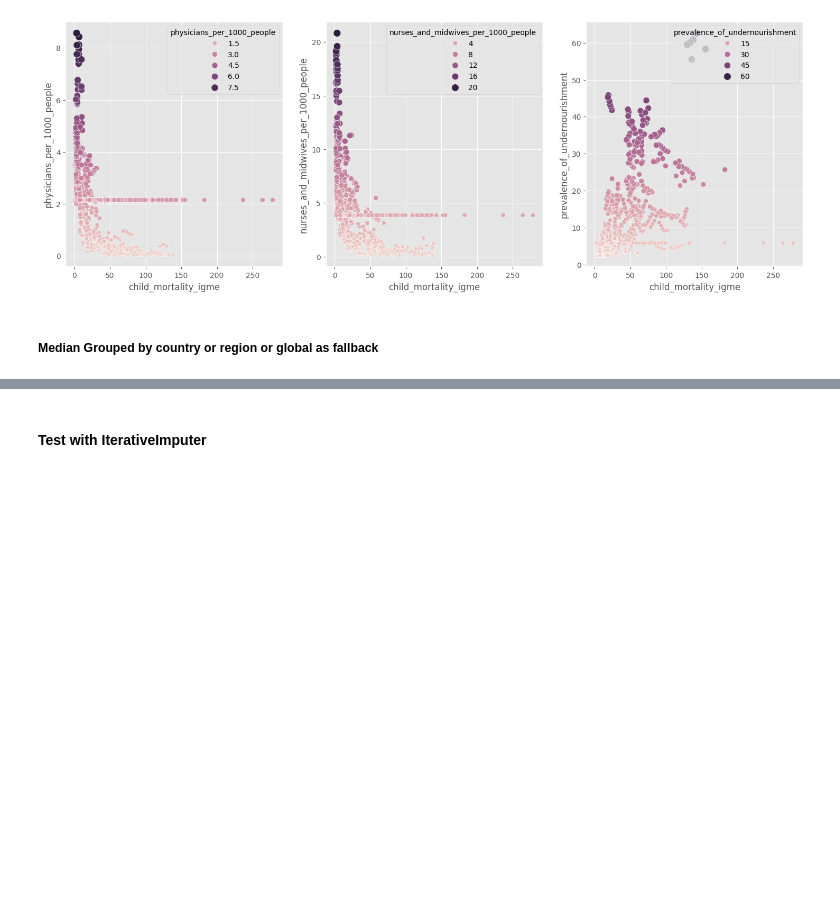
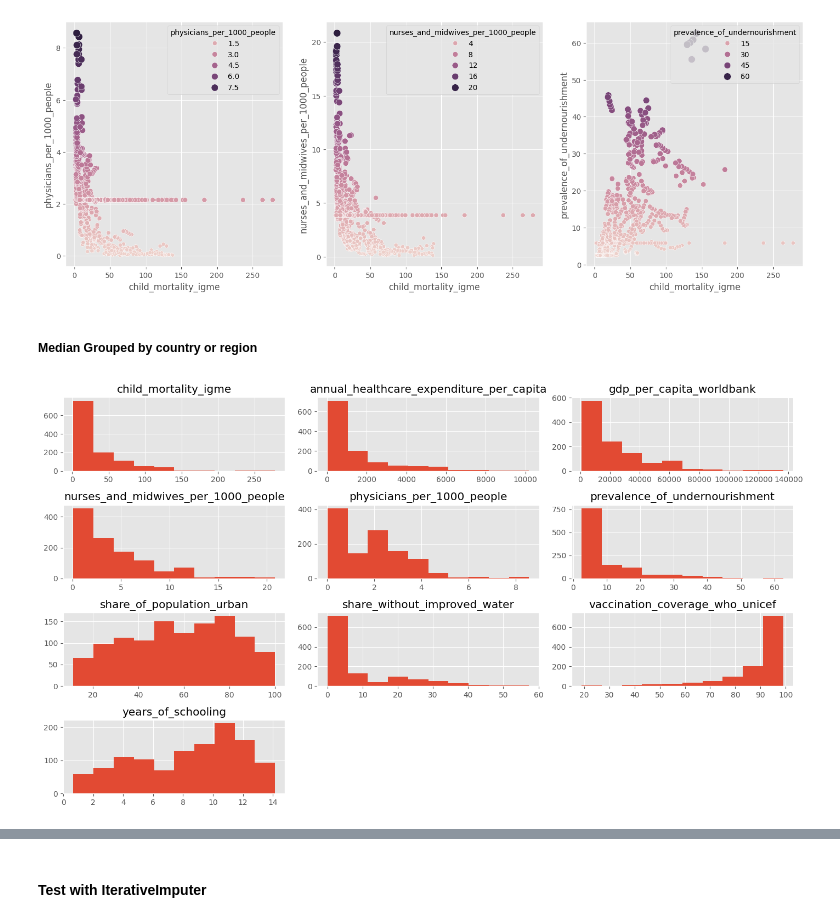
Before and after one commit to HamzahFayad/master_thesis_child_mortality, a Jupyter notebook: 01_notebooks/2_data_preprocessing.ipynb, the cells around one changed output, grey strips where cells are left out. Cells and saved outputs as stored; diff of their text form; code cells hidden in the pictures; blank space fills up the shorter version.

Commit message:
groupby median country or region

```diff
--- a/01_notebooks/2_data_preprocessing.ipynb
+++ b/01_notebooks/2_data_preprocessing.ipynb
@@ -104,6 +105,8 @@ df_for_imp
 wb_regions = pd.get_dummies(df_for_imp["World regions according to WB"], dtype="int64") #create dummies from WB regions
 df_imp_test = pd.concat([df_for_imp, wb_regions], axis=1).drop(columns=["World regions according to WB"])
 
+df_imp_test_full = pd.concat([df_for_imp, wb_regions], axis=1)
+
 #df_imp_test = df_imp_test.drop(columns=["Year", "Entity", "child_mortality_igme"], axis=1)
 df_imp_test = df_imp_test.drop(columns=["Code", "Year", "Entity", "child_mortality_igme"], axis=1)
 # %% [markdown]
@@ -116,7 +119,7 @@ def nan_indicators(df):
     return missing_indicators
 
 def wb_regions(df):
-    regions = df.columns.str.contains("(WB)", regex=False)
+    regions = df.columns.str.contains("WB", regex=False)
     return regions
 
 most_critical_cols = ["physicians_per_1000_people", "nurses_and_midwives_per_1000_people", "prevalence_of_undernourishment"]
@@ -161,4 +164,4 @@ data_exploration.scatterplots(median_df, most_critical_cols, 3)
 # %% [output]
 [figure]
 # %% [markdown]
-##### Median Grouped by country or region or global as fallback
+##### Median Grouped by country or region
@@ -166,0 +168,24 @@ data_exploration.scatterplots(median_df, most_critical_cols, 3)
+# %%
+#
+imputed_groupwise = df_imp_test_full.copy()
+numeric_cols = imputed_groupwise.select_dtypes(include=["float64"]).columns.tolist()
+rows_per_country = imputed_groupwise.groupby('Entity').size().iloc[0]
+
+for numeric_col in numeric_cols:
+    if imputed_groupwise[numeric_col].isna().sum() > 0:
+        nans_by_country = imputed_groupwise.groupby("Entity")[numeric_col].transform(lambda x: x.isna().sum())
+
+        # for less nans per Entity in a col, use median by Entity, otherwise median of WorldBank region
+        country_median = imputed_groupwise.groupby("Entity")[numeric_col].transform("median")
+        region_median = imputed_groupwise.groupby("World regions according to WB")[numeric_col].transform("median")
+        #global_median = imputed_groupwise[numeric_col].median()
+        imputes = np.where(nans_by_country <= 3, country_median, region_median)
+
+        imp_types = pd.Series(imputes, index=imputed_groupwise.index)
+        imputed_groupwise[numeric_col] = imputed_groupwise[numeric_col].fillna(imp_types)
+
+group_median_df = imputed_groupwise.loc[:, ~nan_indicators(imputed_groupwise) & ~wb_regions(imputed_groupwise)]
+#show histograms
+data_exploration.histograms(group_median_df.drop(columns=["Year"]))
+# %% [output]
+[figure, added]
```
Also changed, not shown: parts of 4 cells of this notebook, 1 other file.
